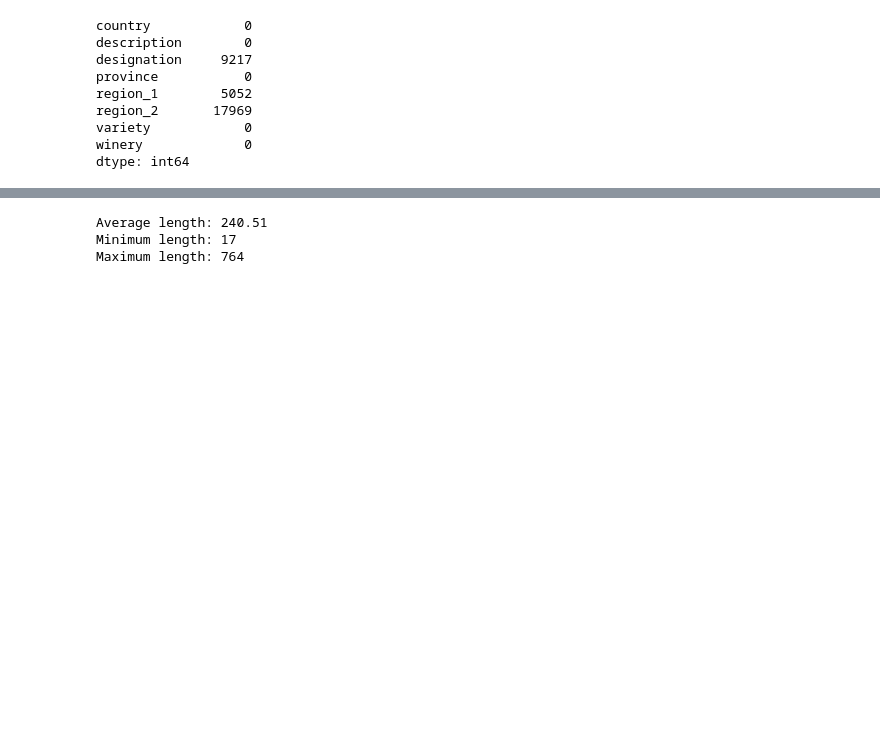
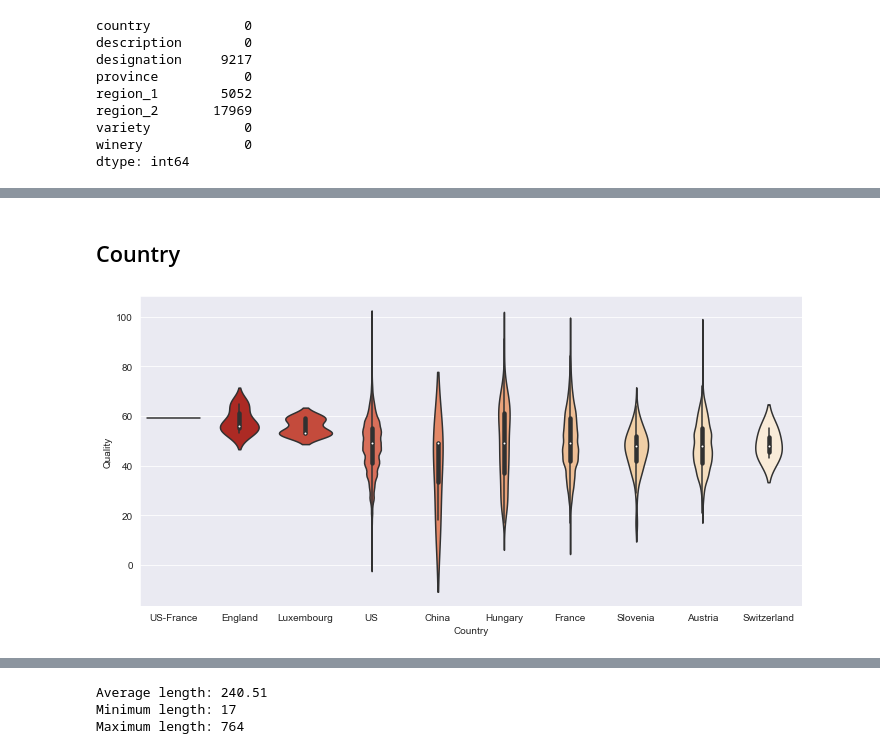
Before and after one commit to francescodisalvo05/wine-quality-prediction, a Jupyter notebook: EDA.ipynb, the cells around one changed output, grey strips where cells are left out. Drawn from its saved outputs; the diff is of its cells as text; code cells hidden in the pictures; blank space fills up the shorter version.

```diff
--- a/EDA.ipynb
+++ b/EDA.ipynb
@@ -325,0 +137,15 @@ unique values: 85005
+# %% [markdown]
+## Country
+# %%
+top_countries  = X_dev.groupby('country').quality.median().sort_values(ascending=False).index[:10]
+top_countries_df = X_dev[X_dev["country"].isin(top_countries)]
+
+fig, ax = plt.subplots(figsize=(10, 5))
+sns.violinplot(ax=ax,x="country", y="quality", order=top_countries, data=top_countries_df,palette="OrRd_r")
+plt.tight_layout()
+plt.xlabel("Country")
+plt.ylabel("Quality")
+
+plt.savefig("country.svg", format="svg" )
+# %% [output]
+[figure, added]
```
Also changed, not shown: parts of 45 cells of this notebook.
